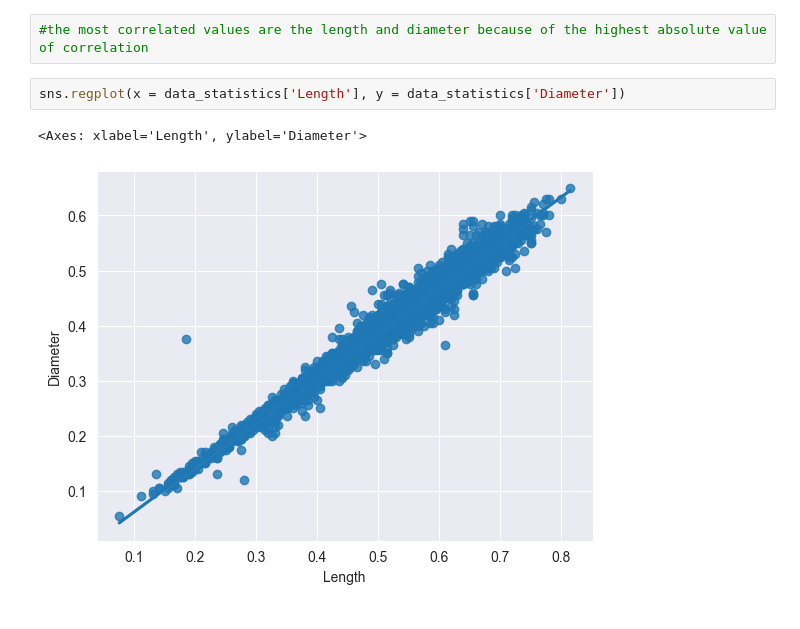
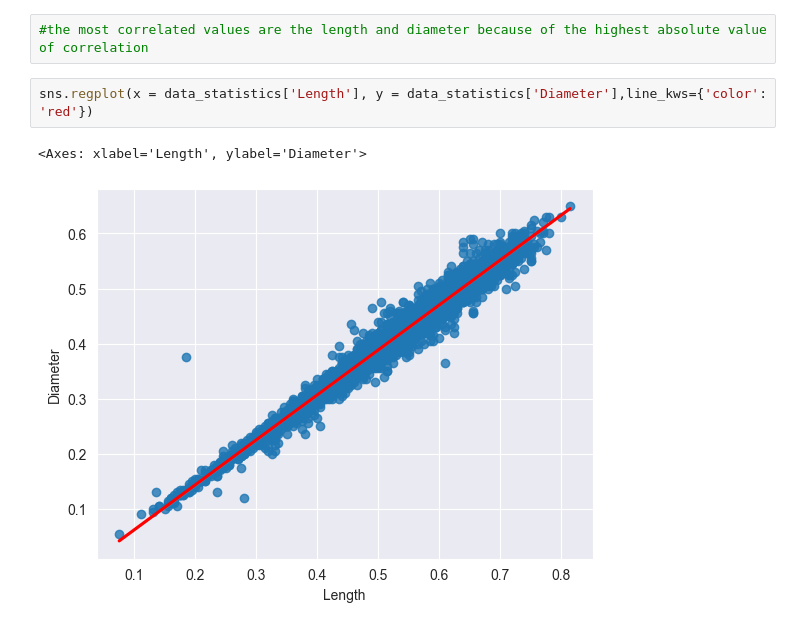
Before and after one commit to KD377/Studia, a Jupyter notebook: PY/zad1/py2222.ipynb, the cells around one changed output. Drawn from its saved outputs; the diff is of its cells as text.

```diff
--- a/PY/zad1/py2222.ipynb
+++ b/PY/zad1/py2222.ipynb
@@ -104,8 +105,8 @@ sns.heatmap(data_statistics.corr(), annot=True)
 # %%
 #the most correlated values are the length and diameter because of the highest absolute value of correlation
 # %%
-sns.regplot(x = data_statistics['Length'], y = data_statistics['Diameter'])
+sns.regplot(x = data_statistics['Length'], y = data_statistics['Diameter'],line_kws={'color': 'red'})
 # %% [output]
 <Axes: xlabel='Length', ylabel='Diameter'>
-[figure, old version]
+[figure, new version]
 # %%
```
Also changed, not shown: parts of 5 cells of this notebook.
